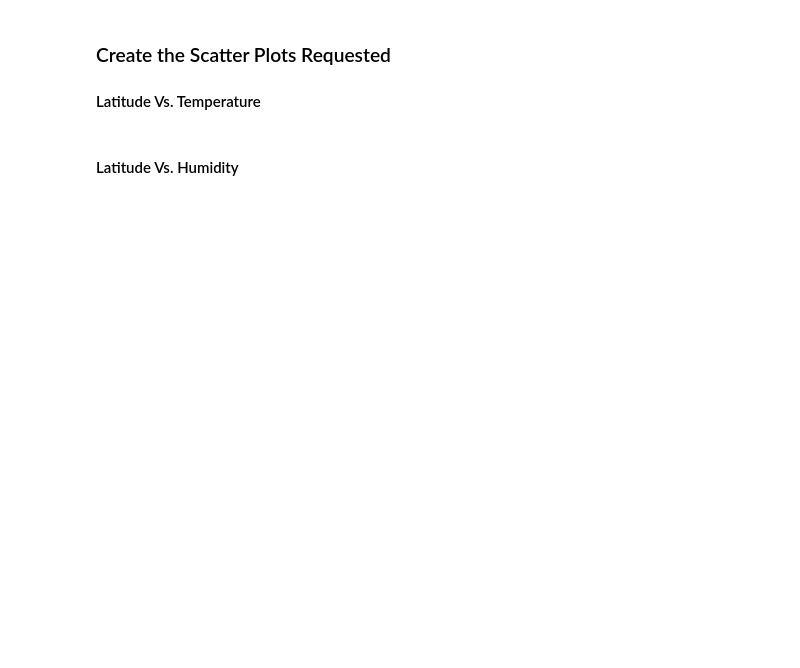
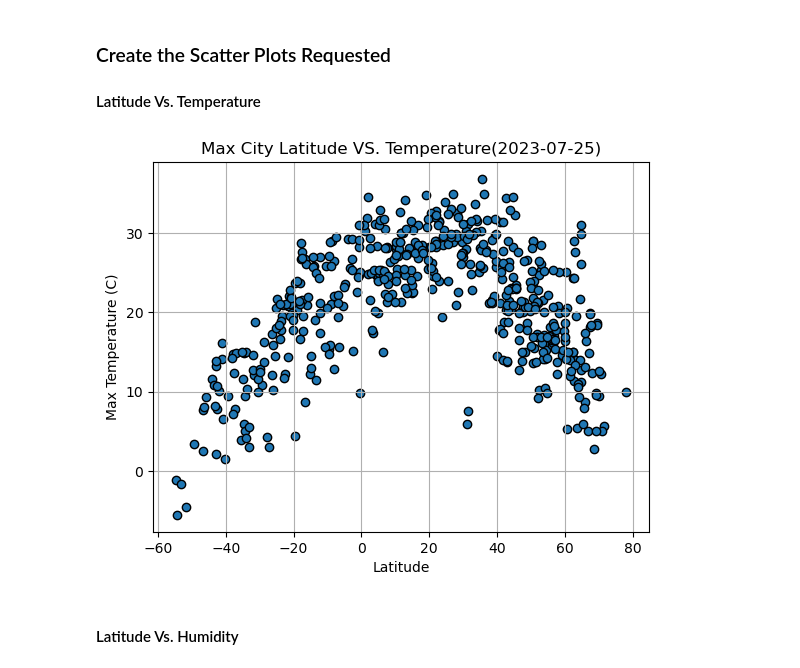
Before and after one commit to jjoel22/python-api-challenge, a Jupyter notebook: starter_code/WeatherPy.ipynb, the cells around one changed output. Cells and saved outputs as stored; diff of their text form; code cells hidden in the pictures; blank space fills up the shorter version.

```diff
--- a/starter_code/WeatherPy.ipynb
+++ b/starter_code/WeatherPy.ipynb
@@ -167,16 +193,24 @@ city_data_df.head()
 #### Latitude Vs. Temperature
 # %%
 # Build scatter plot for latitude vs. temperature
-# YOUR CODE HERE
+x = city_data_df["Lat"]
+y = city_data_df["Max Temp"]
+plt.scatter(x, y,edgecolors='black')
 
 # Incorporate the other graph properties
-# YOUR CODE HERE
+plt.grid()
+plt.title("Max City Latitude VS. Temperature(2023-07-25)")
+plt.xlabel("Latitude")
+plt.ylabel("Max Temperature (C)")
+
 
 # Save the figure
 plt.savefig("output_data/Fig1.png")
 
 # Show plot
 plt.show()
+# %% [output]
+[figure, added]
 # %% [markdown]
 #### Latitude Vs. Humidity
 # %%
```
Also changed, not shown: parts of 36 cells of this notebook, 8 other files.
